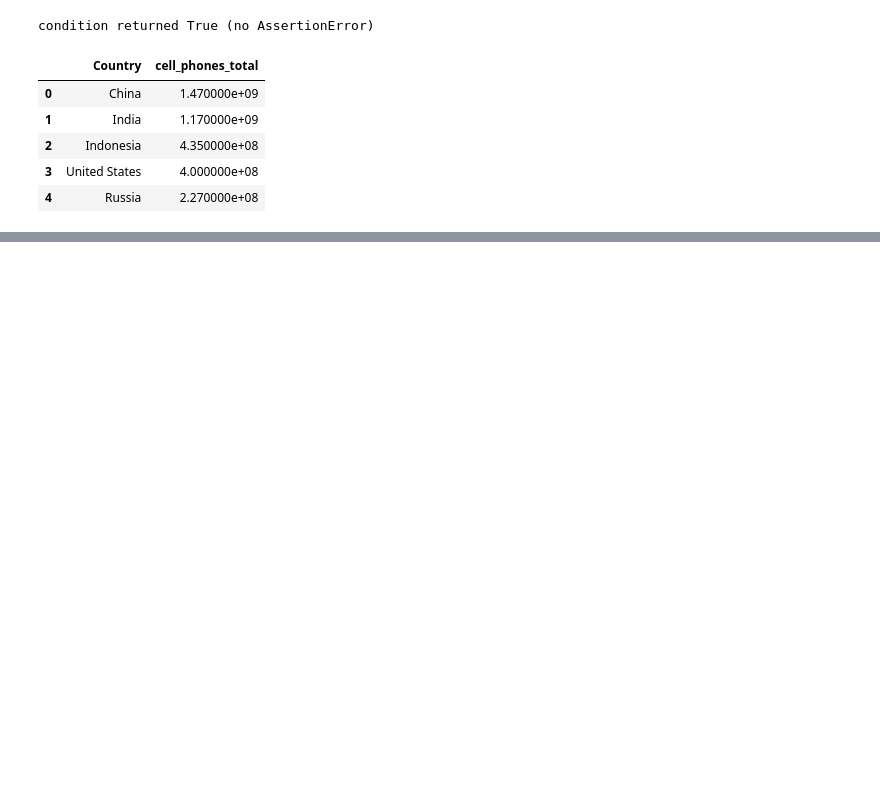
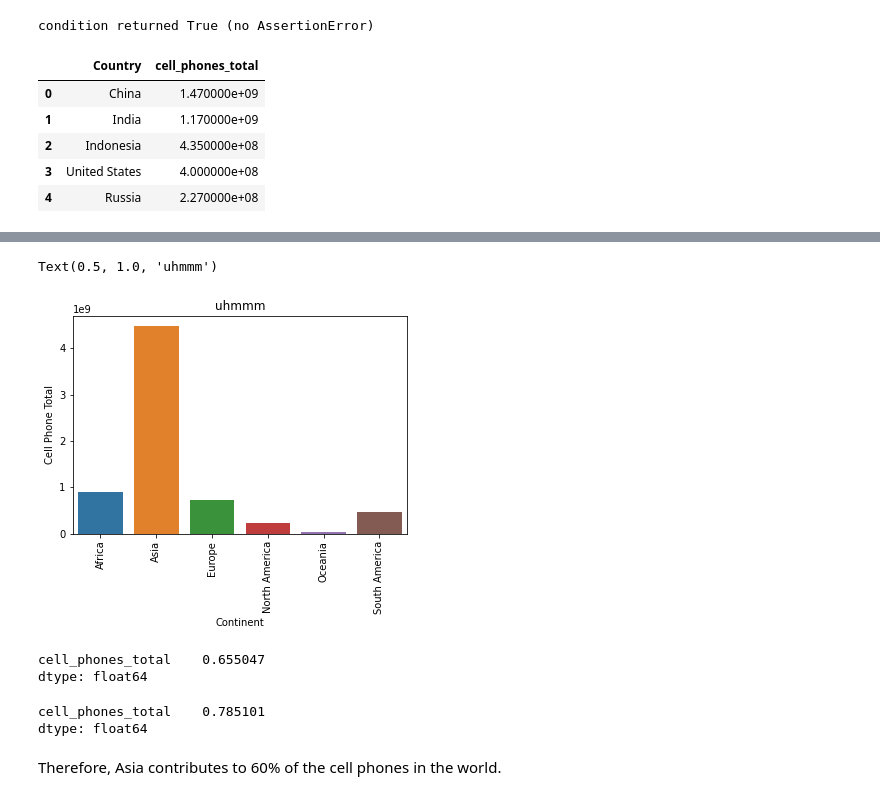
Before and after one commit to corduroy24/Hamoye_ML_Externship, a Jupyter notebook: Weekly_ML_CodeClub001_DataWrangling.ipynb, the cells around one changed output, grey strips where cells are left out. Saved outputs shown, nothing was run; the diff lists cells and outputs as text; code cells hidden in the pictures; blank space fills up the shorter version.

```diff
--- a/Weekly_ML_CodeClub001_DataWrangling.ipynb
+++ b/Weekly_ML_CodeClub001_DataWrangling.ipynb
@@ -216,0 +258,5 @@ final_df.reset_index(drop=True)
+# %%
+# https://github.com/dbouquin/IS_608/blob/master/NanosatDB_munging/Countries-Continents.csv
+country_continent_url = 'https://raw.githubusercontent.com/dbouquin/IS_608/master/NanosatDB_munging/Countries-Continents.csv'
+country_continent_df = load_data(country_continent_url)
+country_continent_df.head()
@@ -216,0 +272,3 @@ final_df.reset_index(drop=True)
+# %%
+cellTotal_continent_df = pd.merge(cell_popl_geo_2017_df, country_continent_df, how = 'left', on= 'Country')
+cellTotal_continent_df.shape
@@ -216,0 +279,3 @@ final_df.reset_index(drop=True)
+# %%
+cellTotal_continent_df_1 = cellTotal_continent_df[['Country', 'Continent', 'cell_phones_total']].groupby(['Continent']).sum()
+cellTotal_continent_df_1
@@ -216,0 +291,23 @@ final_df.reset_index(drop=True)
+# %%
+g = sns.barplot(data=cellTotal_continent_df_1, x = cellTotal_continent_df_1.index.values, y='cell_phones_total')
+# g.set_yscale('log')
+# g.set_ylim(1,16000000000)
+plt.xticks(rotation = 90)
+plt.xlabel('Continent')
+plt.ylabel('Cell Phone Total')
+plt.title('uhmmm')
+# %% [output]
+Text(0.5, 1.0, 'uhmmm')
+[figure, added]
+# %%
+cellTotal_continent_df_1.iat[1,0]/cellTotal_continent_df_1.sum()
+# %% [output]
+cell_phones_total    0.655047
+dtype: float64
+# %%
+(cellTotal_continent_df_1.iat[1,0]+cellTotal_continent_df_1.iat[0,0])/cellTotal_continent_df_1.sum()
+# %% [output]
+cell_phones_total    0.785101
+dtype: float64
+# %% [markdown]
+Therefore, Asia contributes to 60% of the cell phones in the world.
```
Also changed, not shown: parts of 29 cells of this notebook.
